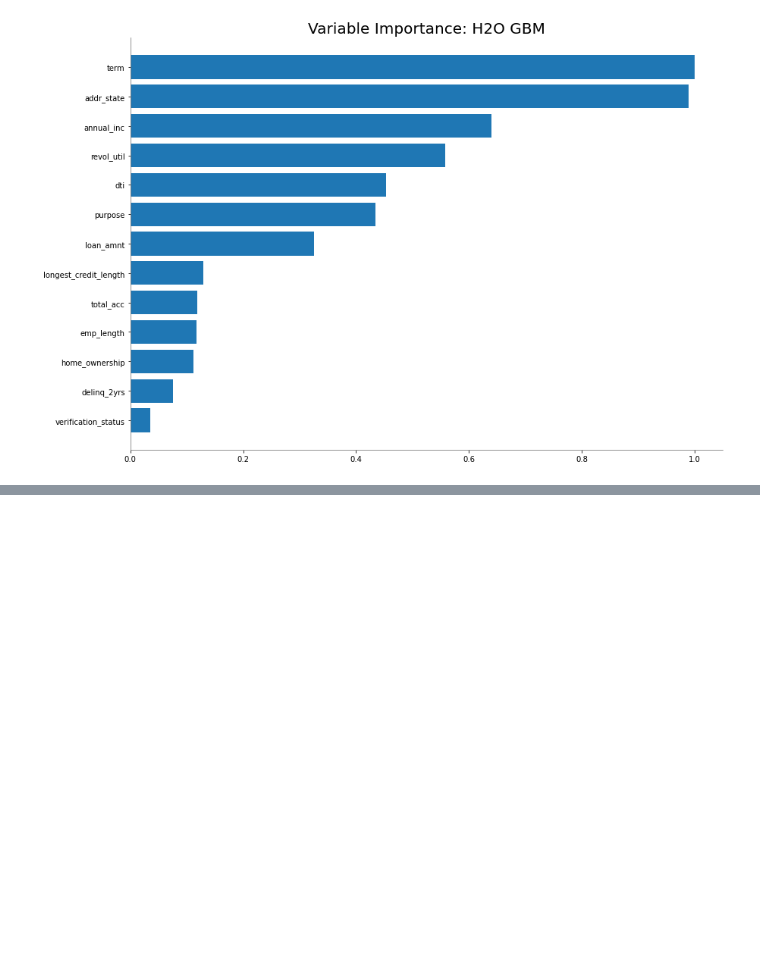
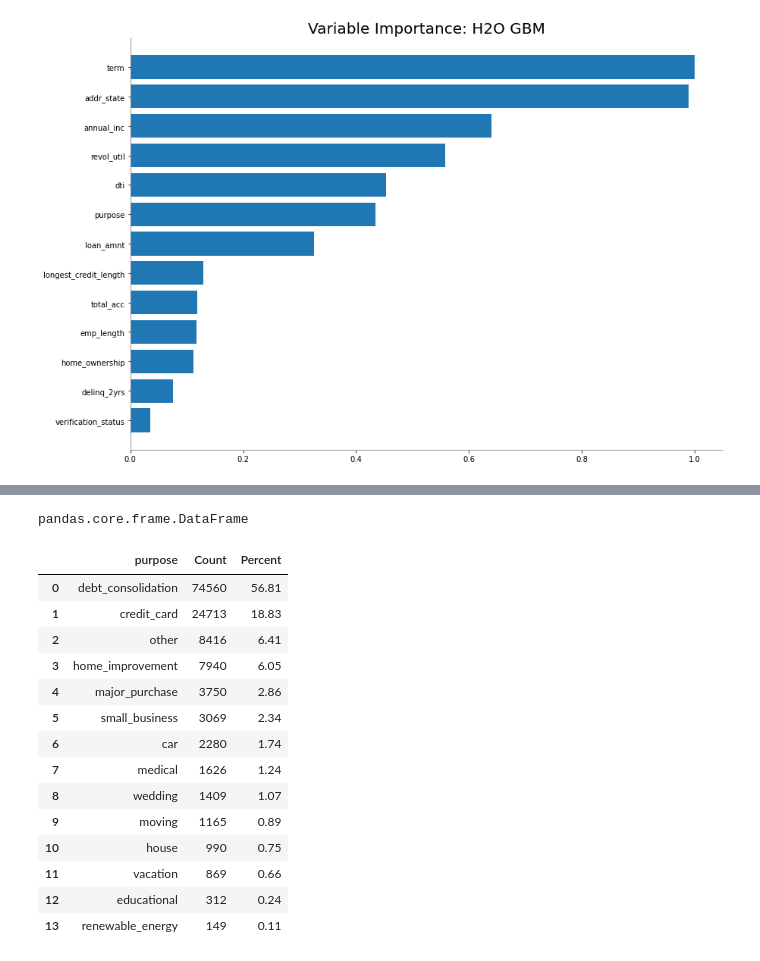
Before and after one commit to yukismd/H2O_3_Tutorial, a Jupyter notebook: python_api/Feature_Engineering_Deep_Dive.ipynb, the cells around one changed output, grey strips where cells are left out. Drawn from its saved outputs; the diff is of its cells as text; code cells hidden in the pictures; blank space fills up the shorter version.

```diff
--- a/python_api/Feature_Engineering_Deep_Dive.ipynb
+++ b/python_api/Feature_Engineering_Deep_Dive.ipynb
@@ -402,0 +469,6 @@ loans['addr_state'].table().dim[0]
+# %%
+cv_nfolds = 5
+cv_seed = 12345
+train["cv_fold"] = train.kfold_column(n_folds=cv_nfolds, seed=cv_seed)
+
+train["cv_fold"].table()
@@ -402,0 +521,3 @@ loans['addr_state'].table().dim[0]
+# %%
+tbl = train["purpose"].table().as_data_frame()
+tbl
@@ -402,0 +540,25 @@ loans['addr_state'].table().dim[0]
+# %%
+type(tbl)
+# %% [output]
+pandas.core.frame.DataFrame
+# %%
+tbl["Percent"] = np.round((100 * tbl["Count"]/train.nrows), 2)
+tbl = tbl.sort_values(by = "Count", ascending = 0)
+tbl = tbl.reset_index(drop = True)
+tbl
+# %% [output]
+|  | purpose | Count | Percent |
+| 0 | debt_consolidation | 74560 | 56.81 |
+| 1 | credit_card | 24713 | 18.83 |
+| 2 | other | 8416 | 6.41 |
+| 3 | home_improvement | 7940 | 6.05 |
+| 4 | major_purchase | 3750 | 2.86 |
+| 5 | small_business | 3069 | 2.34 |
+| 6 | car | 2280 | 1.74 |
+| 7 | medical | 1626 | 1.24 |
+| 8 | wedding | 1409 | 1.07 |
+| 9 | moving | 1165 | 0.89 |
+| 10 | house | 990 | 0.75 |
+| 11 | vacation | 869 | 0.66 |
+| 12 | educational | 312 | 0.24 |
+| 13 | renewable_energy | 149 | 0.11 |
```
Also changed, not shown: parts of 25 cells of this notebook.
